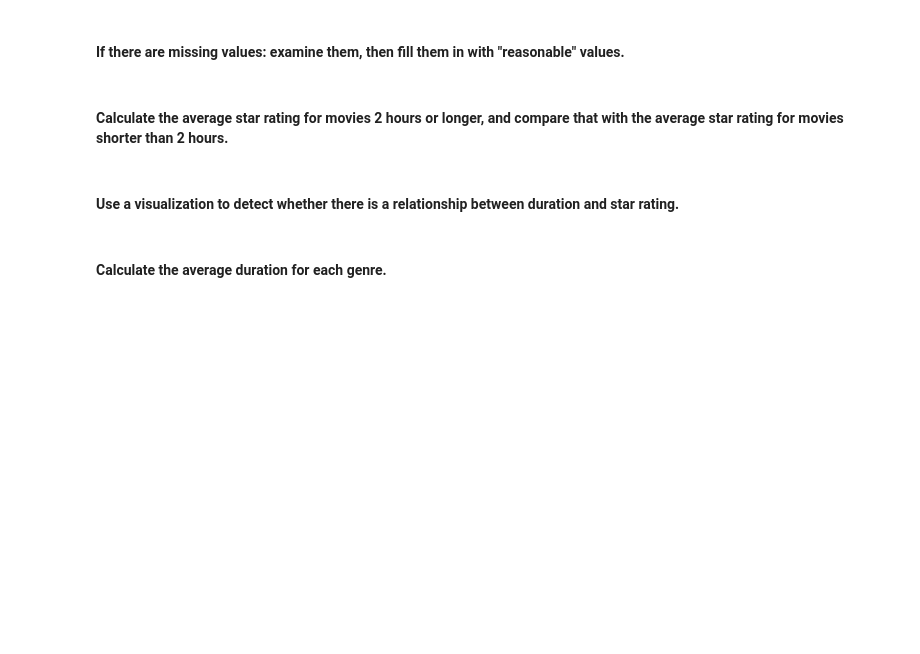
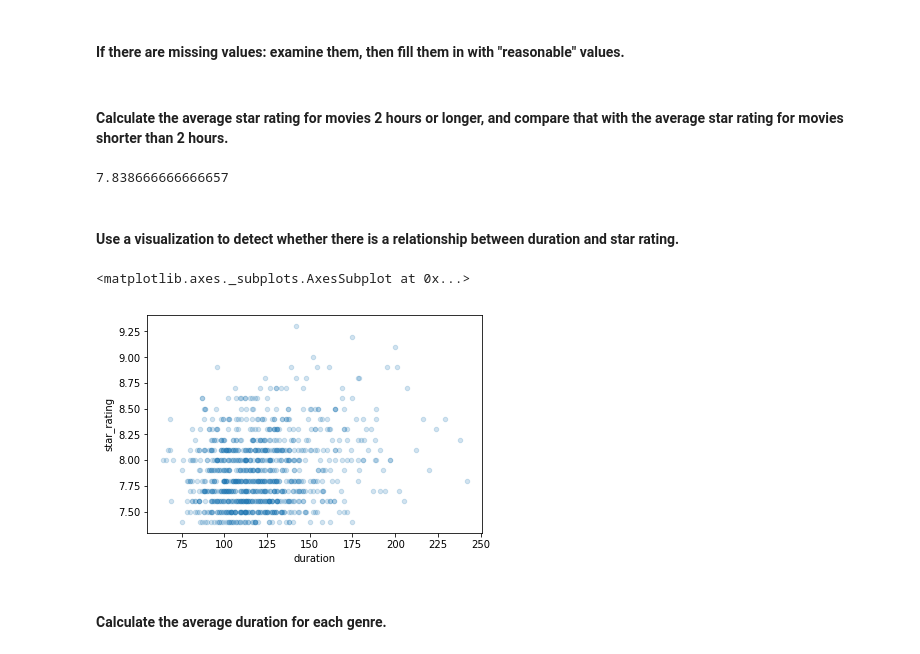
Before and after one commit to pshanthi1980/GA-Projects, a Jupyter notebook: unit-2_project/imdb.ipynb, the cells around one changed output. Saved outputs shown, nothing was run; the diff lists cells and outputs as text; code cells hidden in the pictures; blank space fills up the shorter version.

```diff
--- a/unit-2_project/imdb.ipynb
+++ b/unit-2_project/imdb.ipynb
@@ -125,2 +134,5 @@ movies['duration'].plot(kind='box')
+# %%
+# Answer:
+movies.content_rating.replace(['NOT RATED', 'APPROVED', 'PASSED', 'GP'], 'UNRATED', inplace=True)
 # %% [markdown]
 #### Convert the following content ratings to "NC-17": X, TV-MA.
@@ -129,3 +139,6 @@ movies['duration'].plot(kind='box')
+# %%
+# Answer:
+movies.content_rating.replace(['X', 'TV-MA'], 'NC-17', inplace=True)
 # %% [markdown]
 #### Count the number of missing values in each column.
 # %%
@@ -137,2 +157,6 @@ movies['duration'].plot(kind='box')
+# %%
+# Answer:
+movies[movies.content_rating.isnull()]
+movies.content_rating.fillna('UNRATED', inplace=True)
 # %% [markdown]
 #### Calculate the average star rating for movies 2 hours or longer, and compare that with the average star rating for movies shorter than 2 hours.
@@ -141,2 +163,8 @@ movies['duration'].plot(kind='box')
+# %%
+# Answer:
+movies[movies.duration >= 120].star_rating.mean()
+movies[movies.duration < 120].star_rating.mean()
+# %% [output]
+7.838666666666657
 # %% [markdown]
 #### Use a visualization to detect whether there is a relationship between duration and star rating.
@@ -145,2 +171,8 @@ movies['duration'].plot(kind='box')
+# %%
+# Answer:
+movies.plot(kind='scatter', x='duration', y='star_rating', alpha=0.2)
+# %% [output]
+<matplotlib.axes._subplots.AxesSubplot at 0x...>
+[figure, added]
 # %% [markdown]
 #### Calculate the average duration for each genre.
```
Also changed, not shown: parts of 15 cells of this notebook, 14 other files.
